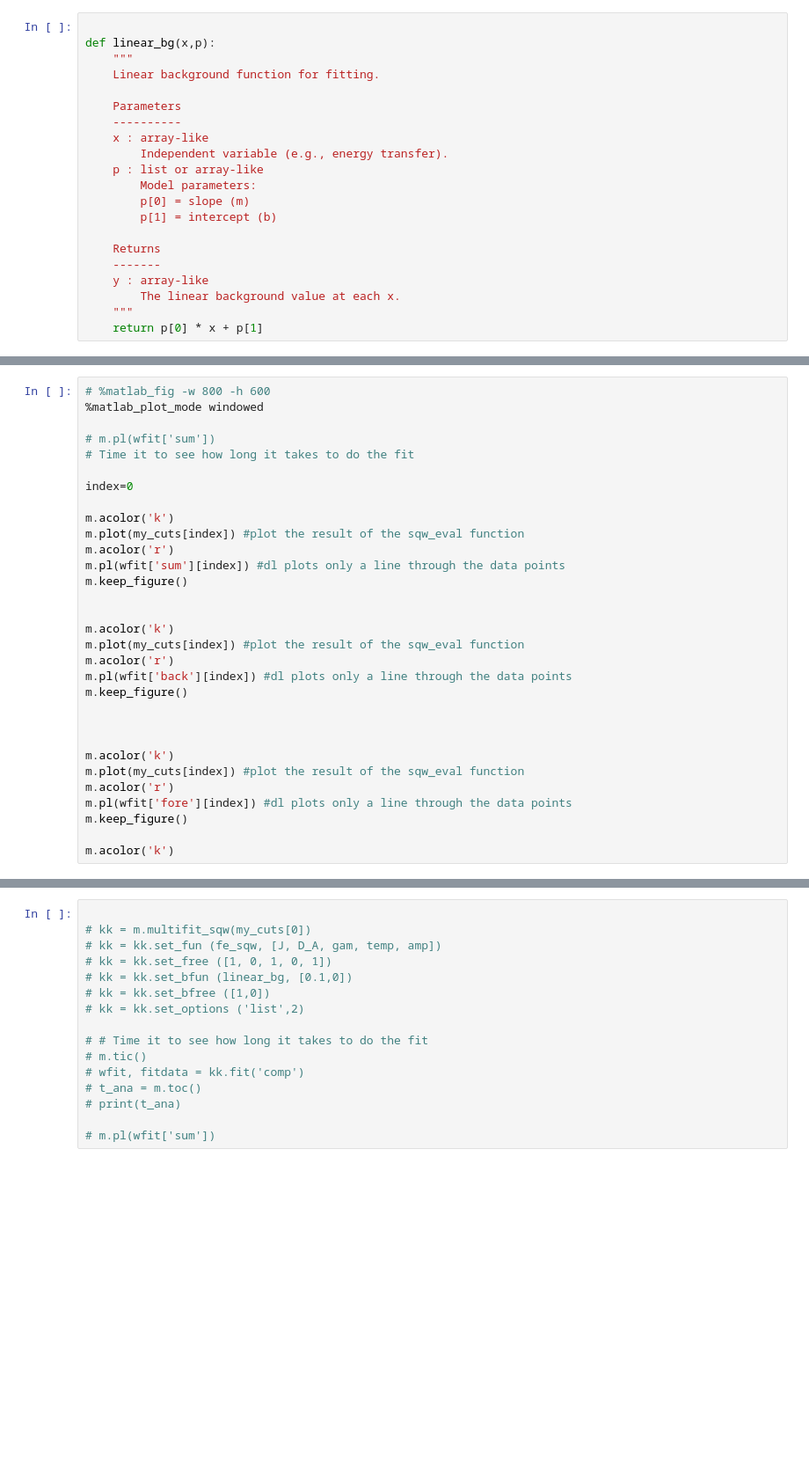
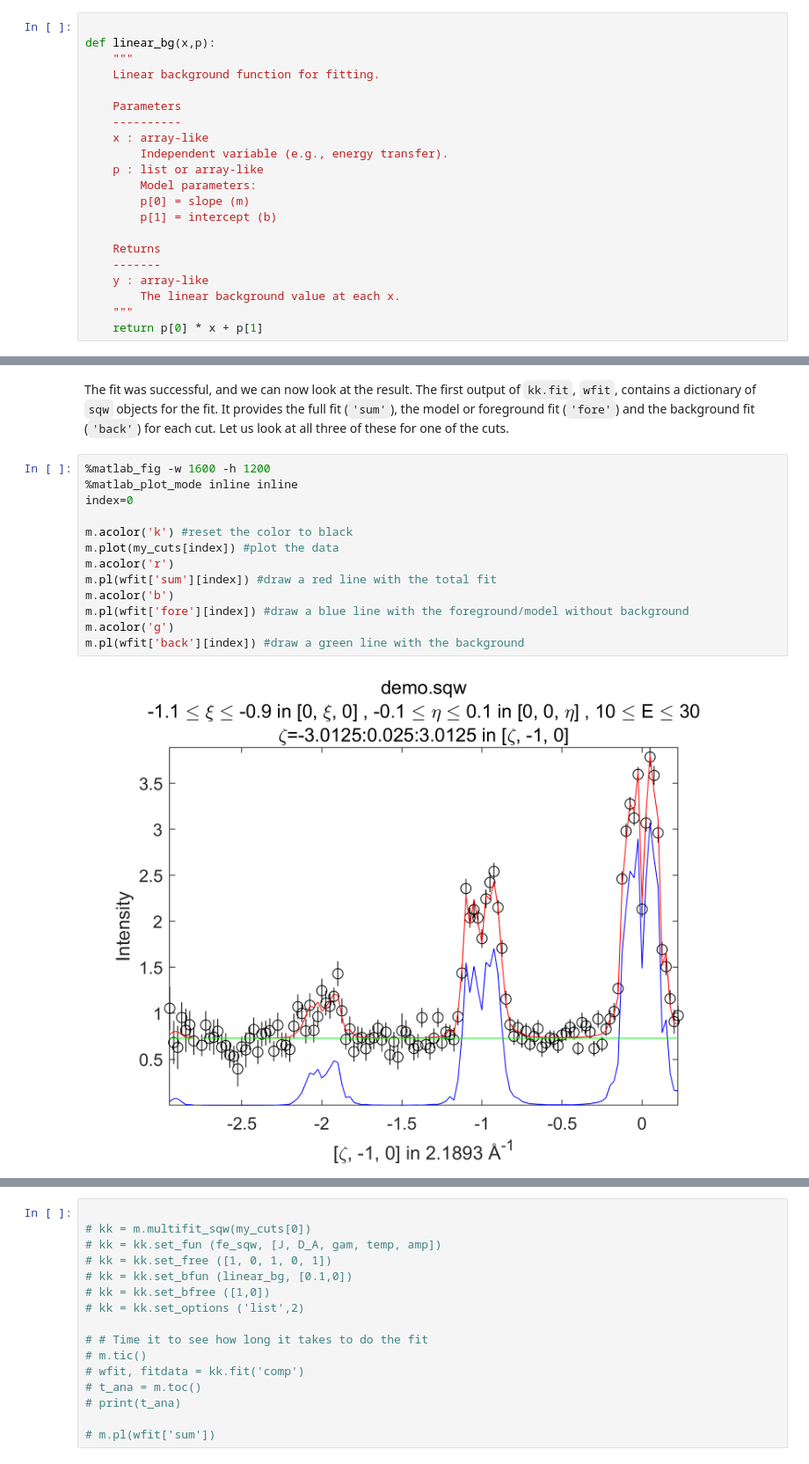
Before and after one commit to henrikjacobsenfys/pace_tutorial, a Jupyter notebook: tutorial_4_fitting.ipynb, the cells around one changed output, grey strips where cells are left out. Shown at 88% size. Cells and saved outputs as stored; diff of their text form; blank space fills up the shorter version.

```diff
--- a/tutorial_4_fitting.ipynb
+++ b/tutorial_4_fitting.ipynb
@@ -240,34 +238,20 @@ print(t_ana)
    Function 11:    1              0
     2         0.7378   +/-   0.004799
   Covariance matrix for free parameters:--------------------------------------    1.0000    0.5513    0.5284   -0.0714   -0.0489   -0.0823   -0.0889   -0.1152   -0.0999   -0.1163   -0.0295   -0.0251   ...
-# %%
-# %matlab_fig -w 800 -h 600
-%matlab_plot_mode windowed
-
-# m.pl(wfit['sum'])
-# Time it to see how long it takes to do the fit
-
-index=0
-
-m.acolor('k')
-m.plot(my_cuts[index]) #plot the result of the sqw_eval function
-m.acolor('r')
-m.pl(wfit['sum'][index]) #dl plots only a line through the data points
-m.keep_figure()
-
-
-m.acolor('k')
-m.plot(my_cuts[index]) #plot the result of the sqw_eval function
-m.acolor('r')
-m.pl(wfit['back'][index]) #dl plots only a line through the data points
-m.keep_figure()
-
-
-
-m.acolor('k')
-m.plot(my_cuts[index]) #plot the result of the sqw_eval function
-m.acolor('r')
-m.pl(wfit['fore'][index]) #dl plots only a line through the data points
-m.keep_figure()
-
-m.acolor('k')
+# %% [markdown]
+The fit was successful, and we can now look at the result. The first output of `kk.fit`, `wfit`, contains a dictionary of `sqw` objects for the fit. It provides the full fit (`'sum'`), the model or foreground fit (`'fore'`) and the background fit (`'back'`) for each cut. Let us look at all three of these for one of the cuts.
+# %%
+%matlab_fig -w 1600 -h 1200
+%matlab_plot_mode inline inline
+index=0
+
+m.acolor('k') #reset the color to black
+m.plot(my_cuts[index]) #plot the data
+m.acolor('r')
+m.pl(wfit['sum'][index]) #draw a red line with the total fit
+m.acolor('b')
+m.pl(wfit['fore'][index]) #draw a blue line with the foreground/model without background
+m.acolor('g')
+m.pl(wfit['back'][index]) #draw a green line with the background
+# %% [output]
+[figure, added]
```
Also changed, not shown: parts of 7 cells of this notebook.
